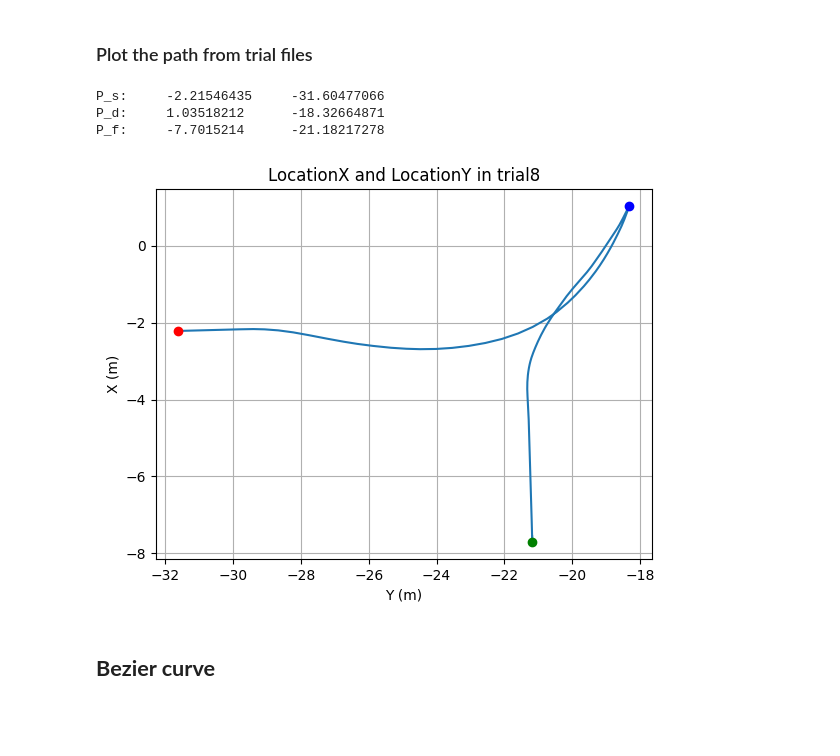
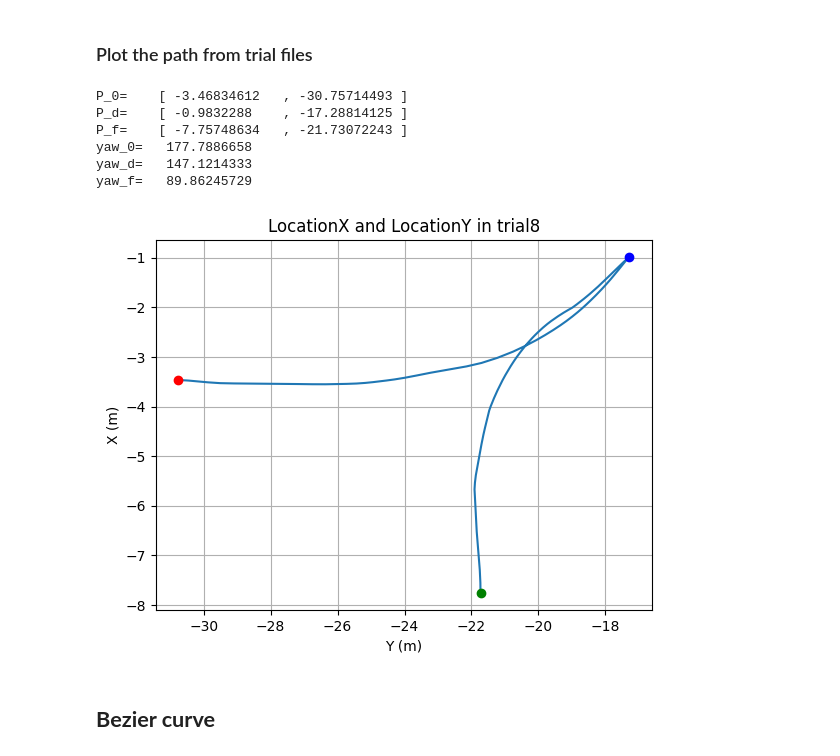
Before and after one commit to chanyca/DReyeVR, a Jupyter notebook: PythonAPI/examples/HapticSharedControl/algorithm.ipynb, the cells around one changed output. Cells and saved outputs as stored; diff of their text form; code cells hidden in the pictures; blank space fills up the shorter version.

```diff
--- a/PythonAPI/examples/HapticSharedControl/algorithm.ipynb
+++ b/PythonAPI/examples/HapticSharedControl/algorithm.ipynb
@@ -152,32 +152,39 @@ Linear Relation: Y = 5.071472 * X + -43.396379
 ### Plot the path from trial files
 # %%
 # plot locationX and Y
-
-df = pd.read_excel('./data/trials/trial8.xlsx')
+import pandas as pd
+df = pd.read_excel('./data/trials/trial12.xlsx')
 x = df['LocationX'].to_list()
 y = df['LocationY'].to_list()
+yaw = df['RotationYaw'].to_list()
 plt.plot(y, x)
 plt.xlabel('Y (m)')
 plt.ylabel('X (m)')
 plt.plot(y[0], x[0], 'ro')
 plt.plot(y[x.index(min(x))], min(x), 'go')
 # find plot the turning point
 plt.plot(y[x.index(max(x))], max(x), 'bo')
 
-print("P_s: \t", x[0],  "\t", y[0])
-print("P_d: \t", max(x),"\t", y[x.index(max(x))])
-print("P_f: \t", min(x),"\t", y[x.index(min(x))])
+print("P_0= \t[", x[0],  "\t,", y[0], ']')
+print("P_d= \t[", max(x), "\t,", y[x.index(max(x))], ']')
+print("P_f= \t[", min(x), "\t,", y[x.index(min(x))], ']')
+print("yaw_0= \t", 90 + yaw[0])
+print("yaw_d= \t", 90 + yaw[x.index(max(x))])
+print("yaw_f= \t", 90 + yaw[x.index(min(x))])
 
 
 plt.title('LocationX and LocationY in trial8')
 plt.grid()
 plt.show()
 plt.close()
 # %% [output]
-P_s:     -2.21546435     -31.60477066
-P_d:     1.03518212      -18.32664871
-P_f:     -7.7015214      -21.18217278
+P_0=    [ -3.46834612   , -30.75714493 ]
+P_d=    [ -0.9832288    , -17.28814125 ]
+P_f=    [ -7.75748634   , -21.73072243 ]
+yaw_0=   177.7886658
+yaw_d=   147.1214333
+yaw_f=   89.86245729
-[figure, old version]
+[figure, new version]
 # %% [markdown]
 ## **Bezier curve**
 # %%
```
Also changed, not shown: parts of 1 cell of this notebook, 3 other files.
